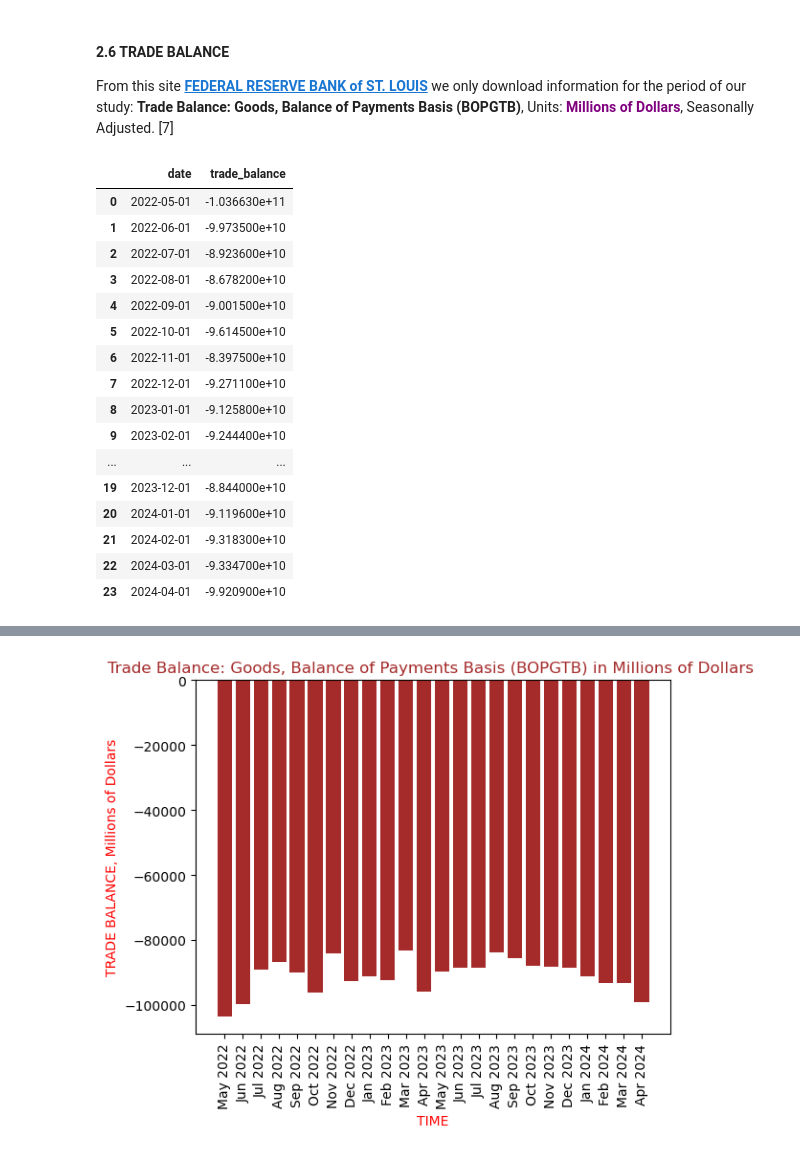
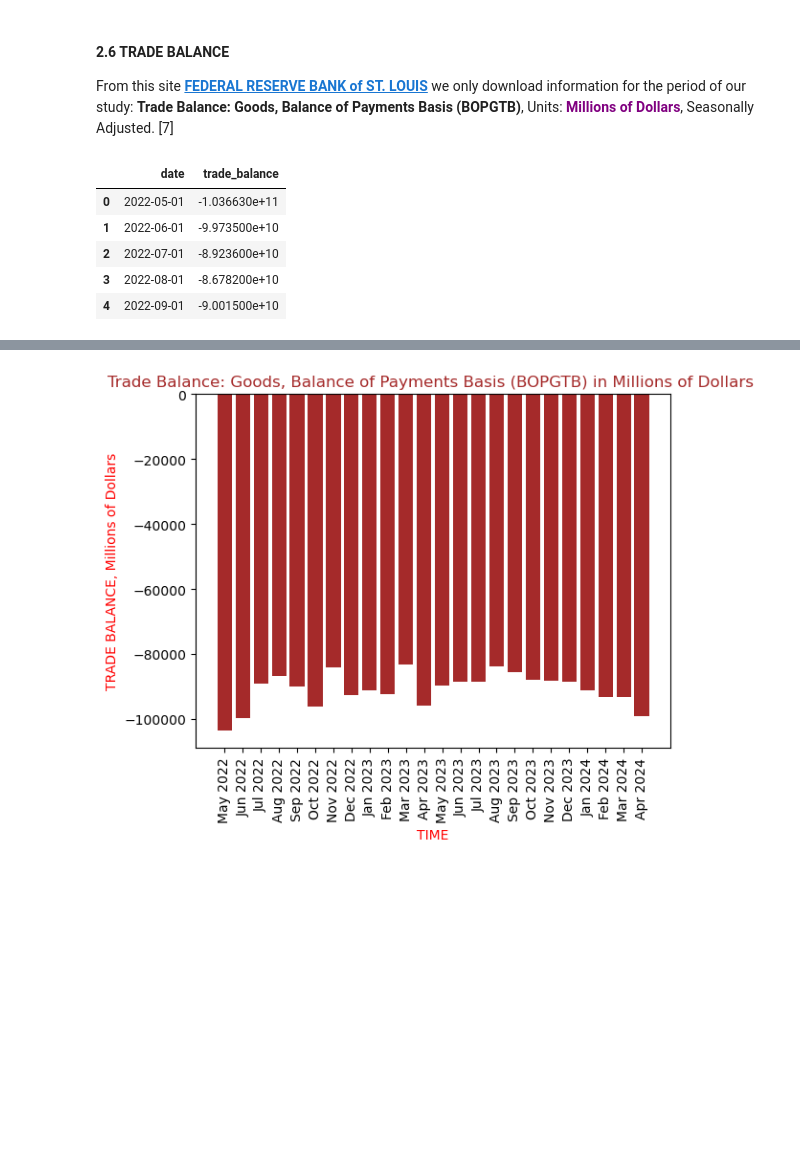
Before and after one commit to Engineer194/Macroeconomic-Analysis-of-the-US-Economy---Part-1, a Jupyter notebook: DATA_Project_v.1.ipynb, the cells around one changed output, grey strips where cells are left out. Cells and saved outputs as stored; diff of their text form; code cells hidden in the pictures; blank space fills up the shorter version.

```diff
--- a/DATA_Project_v.1.ipynb
+++ b/DATA_Project_v.1.ipynb
@@ -259,29 +237,18 @@ Units: <a style="color:purple;">**Millions of Dollars**</a>, Seasonally Adjusted
 # %%
 # NO PERIOD SET !!! ----------------------------------------------------------------------- !!!!!!
 tb = pd.read_csv('data/BOPGTB.csv') # Read the CSV file
 tb.columns = ["date", "trade_balance"]
 
 tb['trade_balance'] = tb['trade_balance'] * 1_000_000 # Convert to dollars!!
-tb # Show data
-# __________ Table with real data! __________
+tb.head()
+# __________ Table with real data! __________ Show first rows only...
 # %% [output]
 |  | date | trade_balance |
 | 0 | 2022-05-01 | -1.036630e+11 |
 | 1 | 2022-06-01 | -9.973500e+10 |
 | 2 | 2022-07-01 | -8.923600e+10 |
 | 3 | 2022-08-01 | -8.678200e+10 |
 | 4 | 2022-09-01 | -9.001500e+10 |
-| 5 | 2022-10-01 | -9.614500e+10 |
-| 6 | 2022-11-01 | -8.397500e+10 |
-| 7 | 2022-12-01 | -9.271100e+10 |
-| 8 | 2023-01-01 | -9.125800e+10 |
-| 9 | 2023-02-01 | -9.244400e+10 |
-| ... | ... | ... |
-| 19 | 2023-12-01 | -8.844000e+10 |
-| 20 | 2024-01-01 | -9.119600e+10 |
-| 21 | 2024-02-01 | -9.318300e+10 |
-| 22 | 2024-03-01 | -9.334700e+10 |
-| 23 | 2024-04-01 | -9.920900e+10 |
 # %%
 tb.describe().T
 # %% [output]
```
Also changed, not shown: parts of 10 cells of this notebook.
